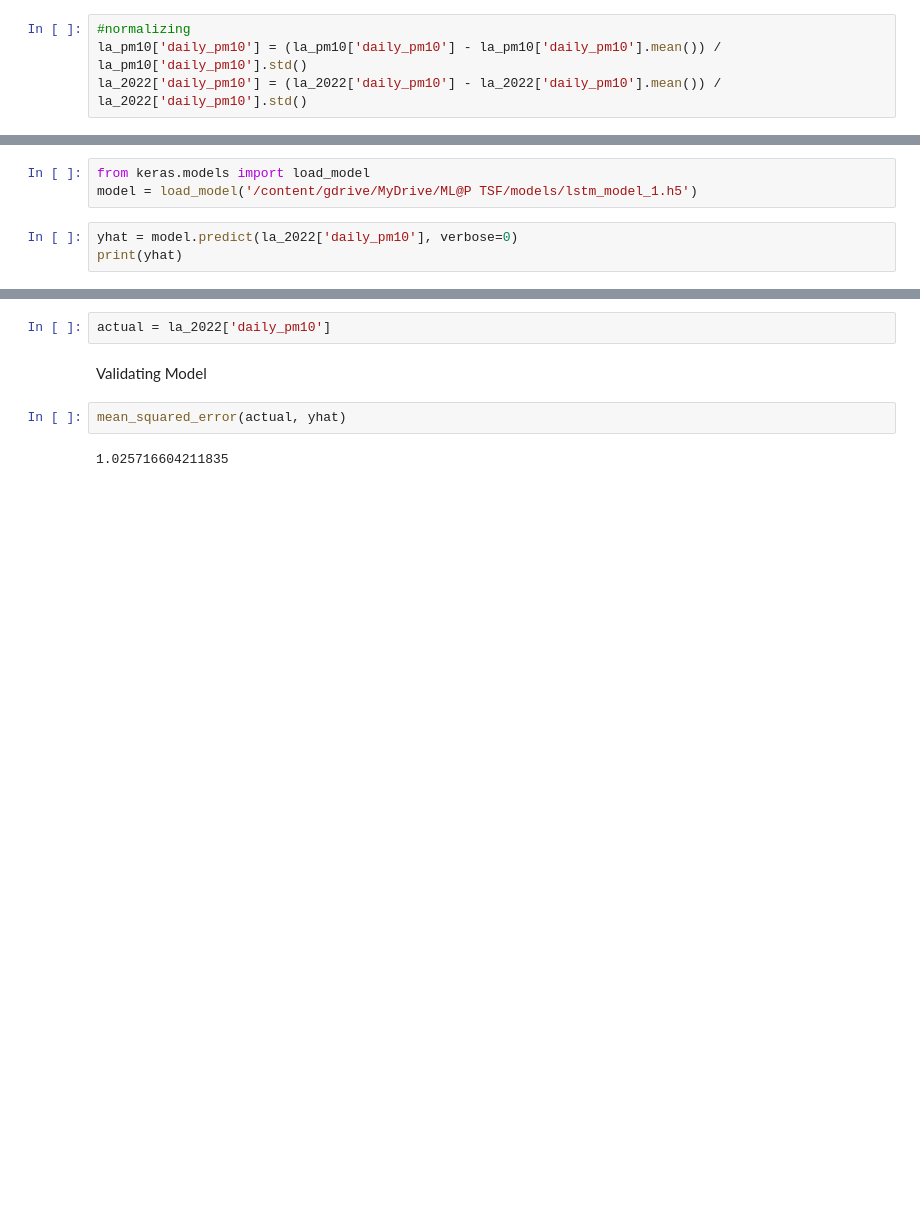
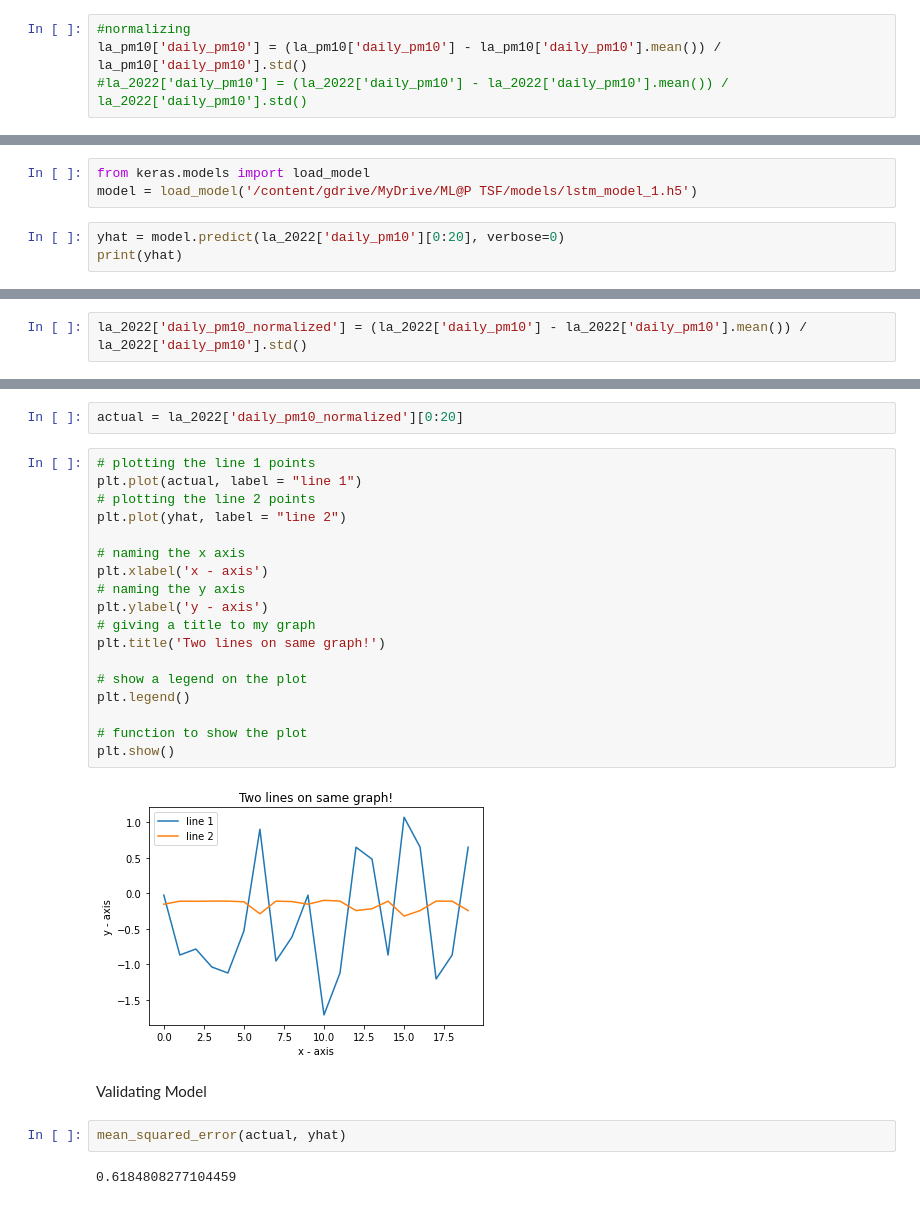
Before and after one commit to sameehaafr/MLP-TSF, a Jupyter notebook: lstm_model.ipynb, the cells around one changed output, grey strips where cells are left out. Cells and saved outputs as stored; diff of their text form; blank space fills up the shorter version.

```diff
--- a/lstm_model.ipynb
+++ b/lstm_model.ipynb
@@ -59,7 +59,7 @@ Normalizing the Data
 # %%
 #normalizing
 la_pm10['daily_pm10'] = (la_pm10['daily_pm10'] - la_pm10['daily_pm10'].mean()) / la_pm10['daily_pm10'].std()
-la_2022['daily_pm10'] = (la_2022['daily_pm10'] - la_2022['daily_pm10'].mean()) / la_2022['daily_pm10'].std()
+#la_2022['daily_pm10'] = (la_2022['daily_pm10'] - la_2022['daily_pm10'].mean()) / la_2022['daily_pm10'].std()
 # %%
 la_pm10
 # %% [output]
@@ -172,6 +172,6 @@ Making Predictions
 from keras.models import load_model
 model = load_model('/content/gdrive/MyDrive/ML@P TSF/models/lstm_model_1.h5')
 # %%
-yhat = model.predict(la_2022['daily_pm10'], verbose=0)
+yhat = model.predict(la_2022['daily_pm10'][0:20], verbose=0)
 print(yhat)
 # %% [output]
@@ -199,0 +198,2 @@ Name: daily_pm10, Length: 1498, dtype: float64
+# %%
+la_2022['daily_pm10_normalized'] = (la_2022['daily_pm10'] - la_2022['daily_pm10'].mean()) / la_2022['daily_pm10'].std()
@@ -200,8 +220,28 @@ Name: daily_pm10, Length: 1498, dtype: float64
 # %%
-actual = la_2022['daily_pm10']
+actual = la_2022['daily_pm10_normalized'][0:20]
+# %%
+# plotting the line 1 points
+plt.plot(actual, label = "line 1")
+# plotting the line 2 points
+plt.plot(yhat, label = "line 2")
+
+# naming the x axis
+plt.xlabel('x - axis')
+# naming the y axis
+plt.ylabel('y - axis')
+# giving a title to my graph
+plt.title('Two lines on same graph!')
+
+# show a legend on the plot
+plt.legend()
+
+# function to show the plot
+plt.show()
+# %% [output]
+[figure, added]
 # %% [markdown]
 Validating Model
 # %%
 mean_squared_error(actual, yhat)
 # %% [output]
-1.025716604211835
+0.6184808277104459
```
Also changed, not shown: parts of 3 cells of this notebook.
